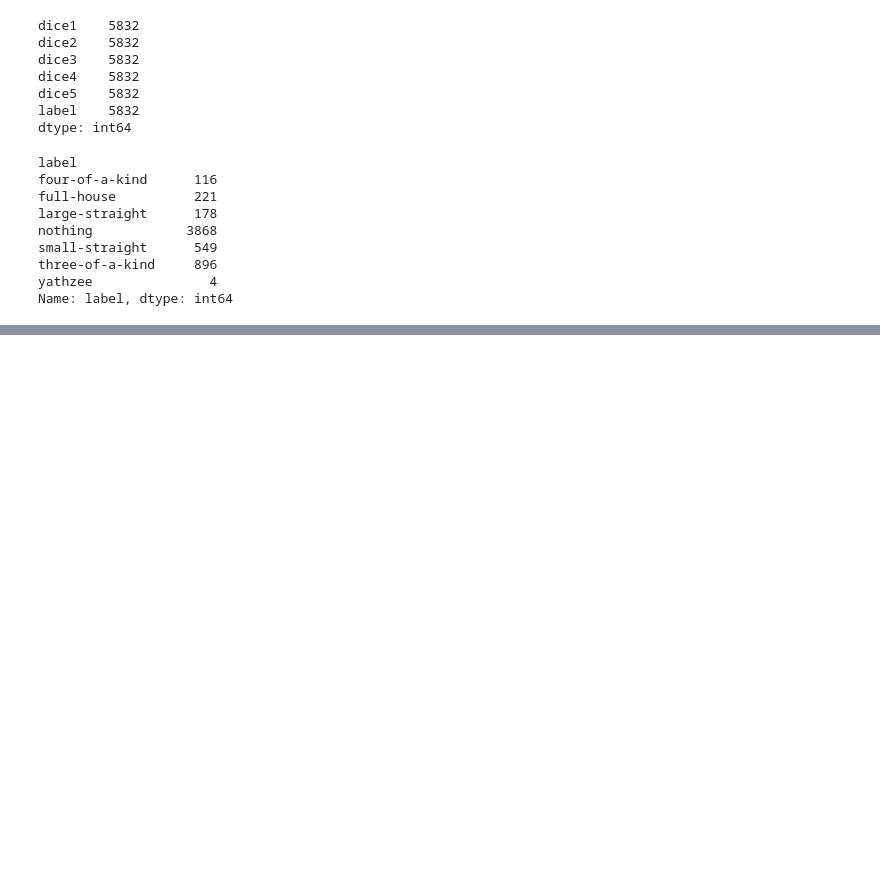
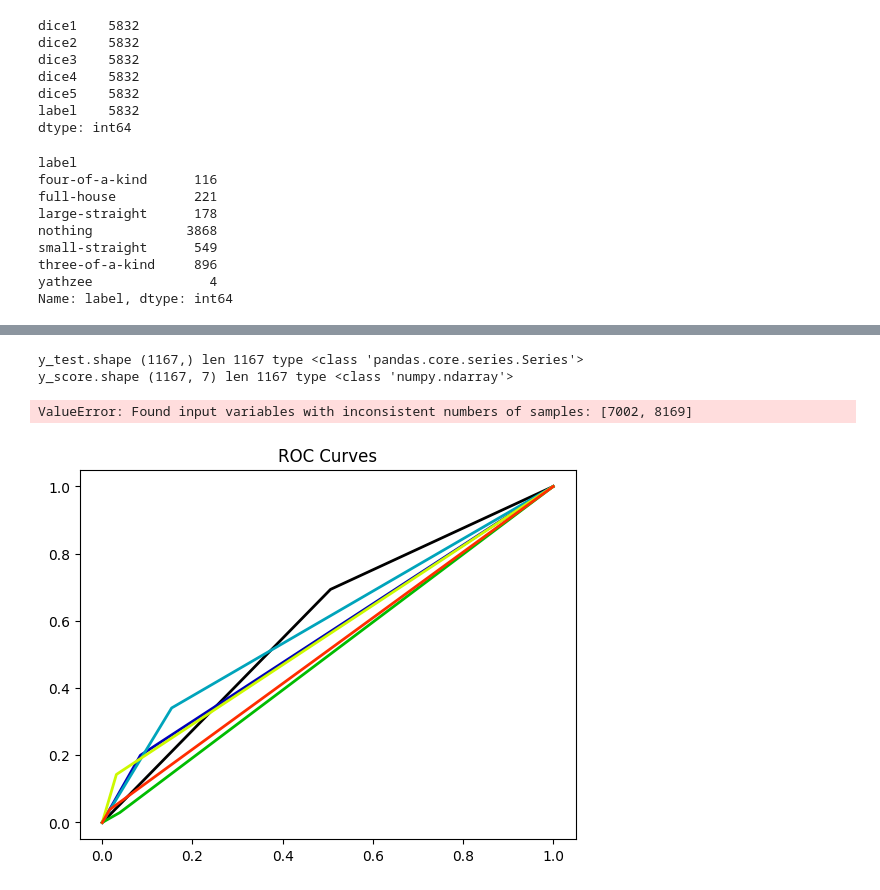
Before and after one commit to alexbejann/frisian-runes-recognition, a Jupyter notebook: MLBD-Assignment2/Part_1_fully_connected_layers.ipynb, the cells around one changed output, grey strips where cells are left out. Saved outputs shown, nothing was run; the diff lists cells and outputs as text; code cells hidden in the pictures; blank space fills up the shorter version.

```diff
--- a/MLBD-Assignment2/Part_1_fully_connected_layers.ipynb
+++ b/MLBD-Assignment2/Part_1_fully_connected_layers.ipynb
@@ -93,0 +135,30 @@ Name: label, dtype: int64
+# %%
+from sklearn.tree import DecisionTreeClassifier
+from sklearn.neighbors import KNeighborsClassifier
+from scikitplot.metrics import plot_roc
+from scikitplot.metrics import plot_precision_recall
+from sklearn import metrics
+
+model = DecisionTreeClassifier()
+model.fit(X_train, y_train)
+
+y_score = model.predict_proba(X_test)
+y_pred = model.predict(X_test)
+
+# print(y_test)
+# print(type(y_test))
+print("y_test.shape", y_test.shape, "len", len(y_test), "type", type(y_test))
+# print(y_score)
+print("y_score.shape", y_score.shape, "len", len(y_score), "type", type(y_score))
+
+# Plot metrics
+plot_roc(y_test, y_score)
+plt.show()
+
+plot_precision_recall(y_test, y_score)
+plt.show()
+# %% [output]
+y_test.shape (1167,) len 1167 type <class 'pandas.core.series.Series'>
+y_score.shape (1167, 7) len 1167 type <class 'numpy.ndarray'>
+ValueError: Found input variables with inconsistent numbers of samples: [7002, 8169]
+[figure, added]
```
Also changed, not shown: parts of 3 cells of this notebook, 2 other files.
